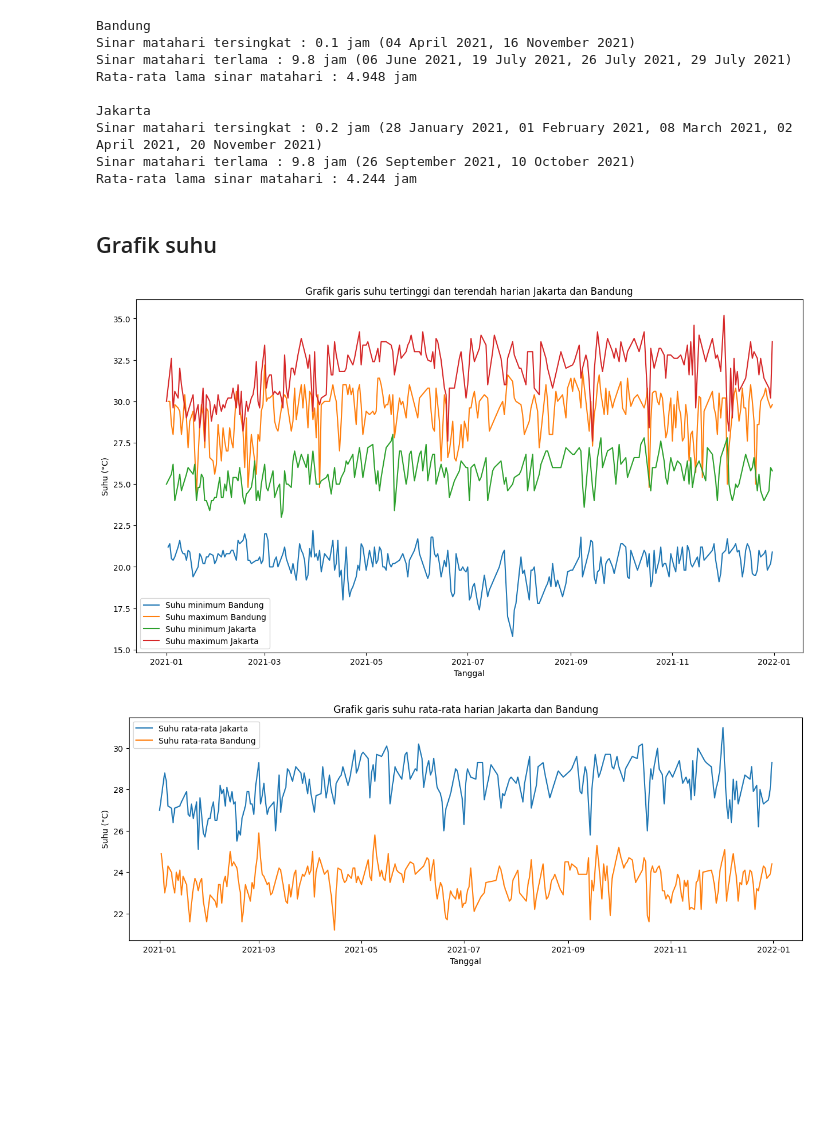
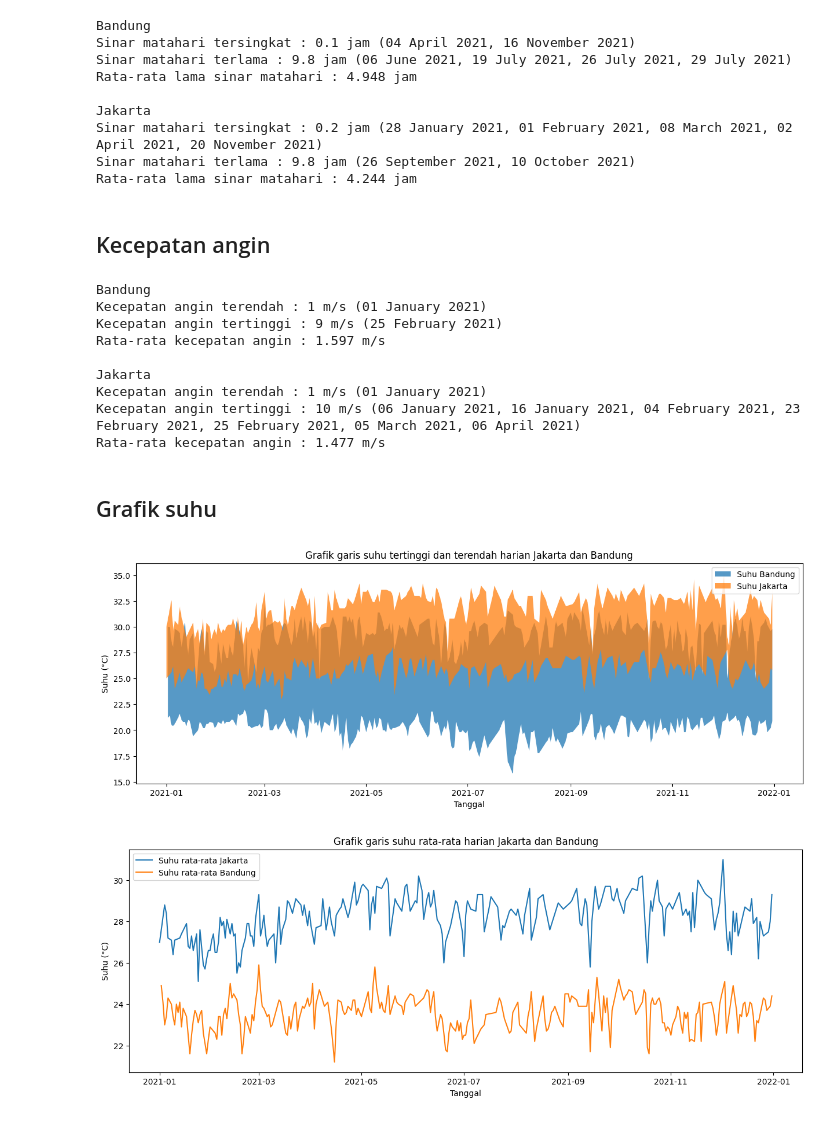
Before and after one commit to KaonWry/tubes-2-pengkom, a Jupyter notebook: main.ipynb, the cells around one changed output. Drawn from its saved outputs; the diff is of its cells as text; code cells hidden in the pictures; blank space fills up the shorter version.

```diff
--- a/main.ipynb
+++ b/main.ipynb
@@ -132,29 +132,48 @@ Jakarta
 Sinar matahari tersingkat : 0.2 jam (28 January 2021, 01 February 2021, 08 March 2021, 02 April 2021, 20 November 2021)
 Sinar matahari terlama : 9.8 jam (26 September 2021, 10 October 2021)
 Rata-rata lama sinar matahari : 4.244 jam
+# %% [markdown]
+## Kecepatan angin
+# %%
+
+
+print("Bandung")
+print(f"Kecepatan angin terendah : {dfBandung[dfBandung['ff_avg'] > 0]['ff_avg'].min()} m/s ({', '.join([date_obj.strftime('%d %B %Y') for date_obj in dfBandung.iloc[np.where(dfBandung[dfBandung['ff_avg'] > 0]['ff_avg'].min())[0],0].tolist()])})")
+print(f"Kecepatan angin tertinggi : {dfBandung['ff_x'].max()} m/s ({', '.join([date_obj.strftime('%d %B %Y') for date_obj in dfBandung.iloc[np.where(dfBandung['ff_x'] == dfBandung['ff_x'].max())[0],0].tolist()])})")
+print(f"Rata-rata kecepatan angin : {round(dfBandung['ff_avg'].mean(), 3)} m/s\n")
+
+
+print("Jakarta")
+print(f"Kecepatan angin terendah : {dfJakarta[dfJakarta['ff_avg'] > 0]['ff_avg'].min()} m/s ({', '.join([date_obj.strftime('%d %B %Y') for date_obj in dfJakarta.iloc[np.where(dfJakarta[dfJakarta['ff_avg'] > 0]['ff_avg'].min())[0],0].tolist()])})")
+print(f"Kecepatan angin tertinggi : {dfJakarta['ff_x'].max()} m/s ({', '.join([date_obj.strftime('%d %B %Y') for date_obj in dfJakarta.iloc[np.where(dfJakarta['ff_x'] == dfJakarta['ff_x'].max())[0],0].tolist()])})")
+print(f"Rata-rata kecepatan angin : {round(dfJakarta['ff_avg'].mean(), 3)} m/s")
+# %% [output]
+Bandung
+Kecepatan angin terendah : 1 m/s (01 January 2021)
+Kecepatan angin tertinggi : 9 m/s (25 February 2021)
+Rata-rata kecepatan angin : 1.597 m/s
+
+Jakarta
+Kecepatan angin terendah : 1 m/s (01 January 2021)
+Kecepatan angin tertinggi : 10 m/s (06 January 2021, 16 January 2021, 04 February 2021, 23 February 2021, 25 February 2021, 05 March 2021, 06 April 2021)
+Rata-rata kecepatan angin : 1.477 m/s
 # %% [markdown]
 ## Grafik suhu
 # %%
-plt.figure(figsize=(15, 8))
+plt.figure(figsize=(15, 5))
 plt.title("Grafik garis suhu tertinggi dan terendah harian Jakarta dan Bandung")
 # Bandung
-# Suhu terendah
-plt.plot(dfBandung.dropna()['Tanggal'], dfBandung.dropna()['Tn'])
-# Suhu tertinggi
-plt.plot(dfBandung.dropna()['Tanggal'], dfBandung.dropna()['Tx'])
+plt.fill_between(dfBandung.dropna()['Tanggal'], dfBandung.dropna()['Tn'], dfBandung.dropna()['Tx'], alpha=.75)
 
 # Jakarta
-# Suhu terendah
-plt.plot(dfJakarta.dropna()['Tanggal'], dfJakarta.dropna()['Tn'])
-# Suhu tertinggi
-plt.plot(dfJakarta.dropna()['Tanggal'], dfJakarta.dropna()['Tx'])
+plt.fill_between(dfJakarta.dropna()['Tanggal'], dfJakarta.dropna()['Tn'], dfJakarta.dropna()['Tx'], alpha=.75)
 
 plt.xlabel('Tanggal')
 plt.ylabel('Suhu (\u00b0C)')
-plt.legend(['Suhu minimum Bandung', 'Suhu maximum Bandung', 'Suhu minimum Jakarta', 'Suhu maximum Jakarta'])
+plt.legend(['Suhu Bandung', 'Suhu Jakarta'])
 plt.show()
 # %% [output]
-[figure, old version]
+[figure, new version]
 # %%
 plt.figure(figsize=(15, 5))
 plt.title("Grafik garis suhu rata-rata harian Jakarta dan Bandung")
```
Also changed, not shown: parts of 2 cells of this notebook.
